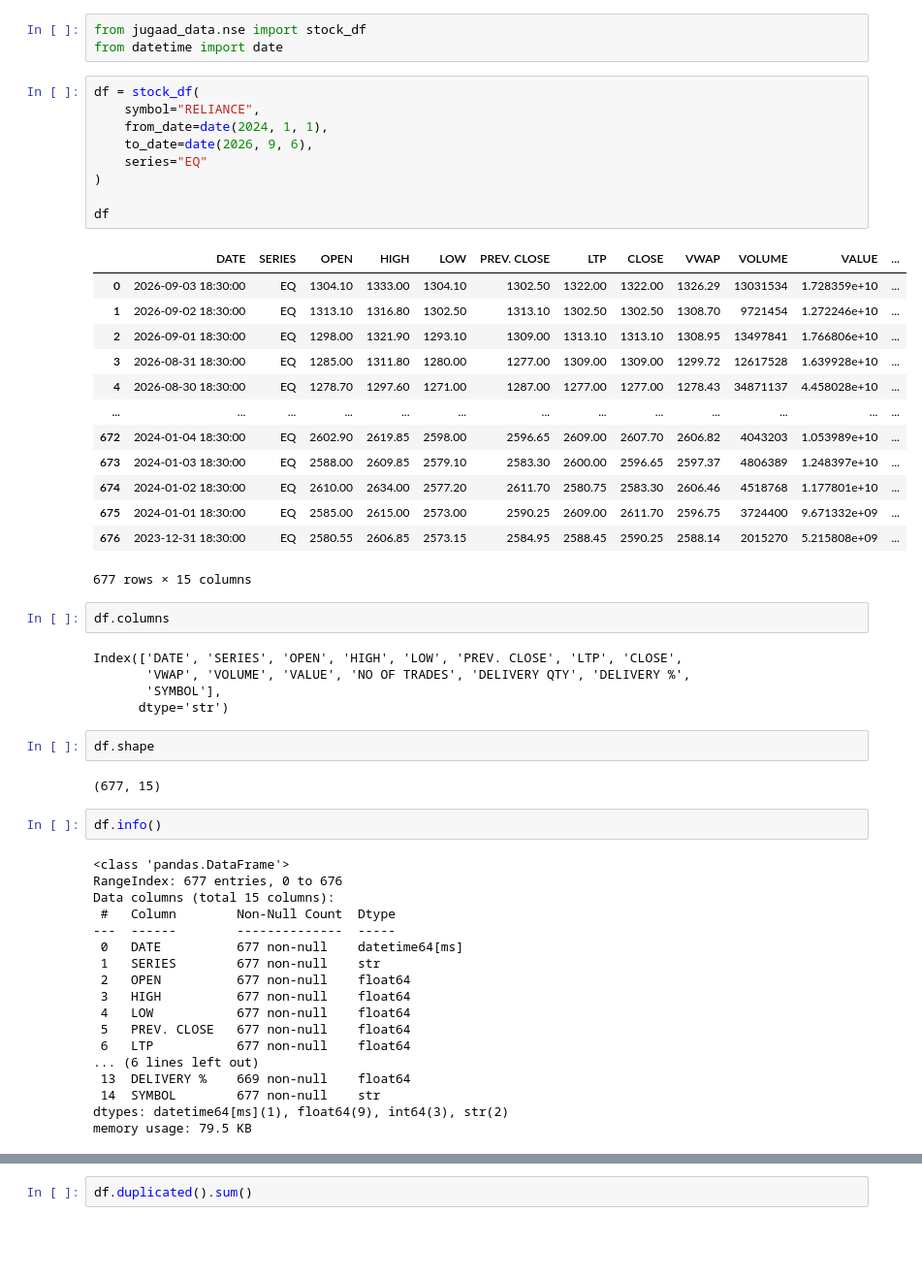
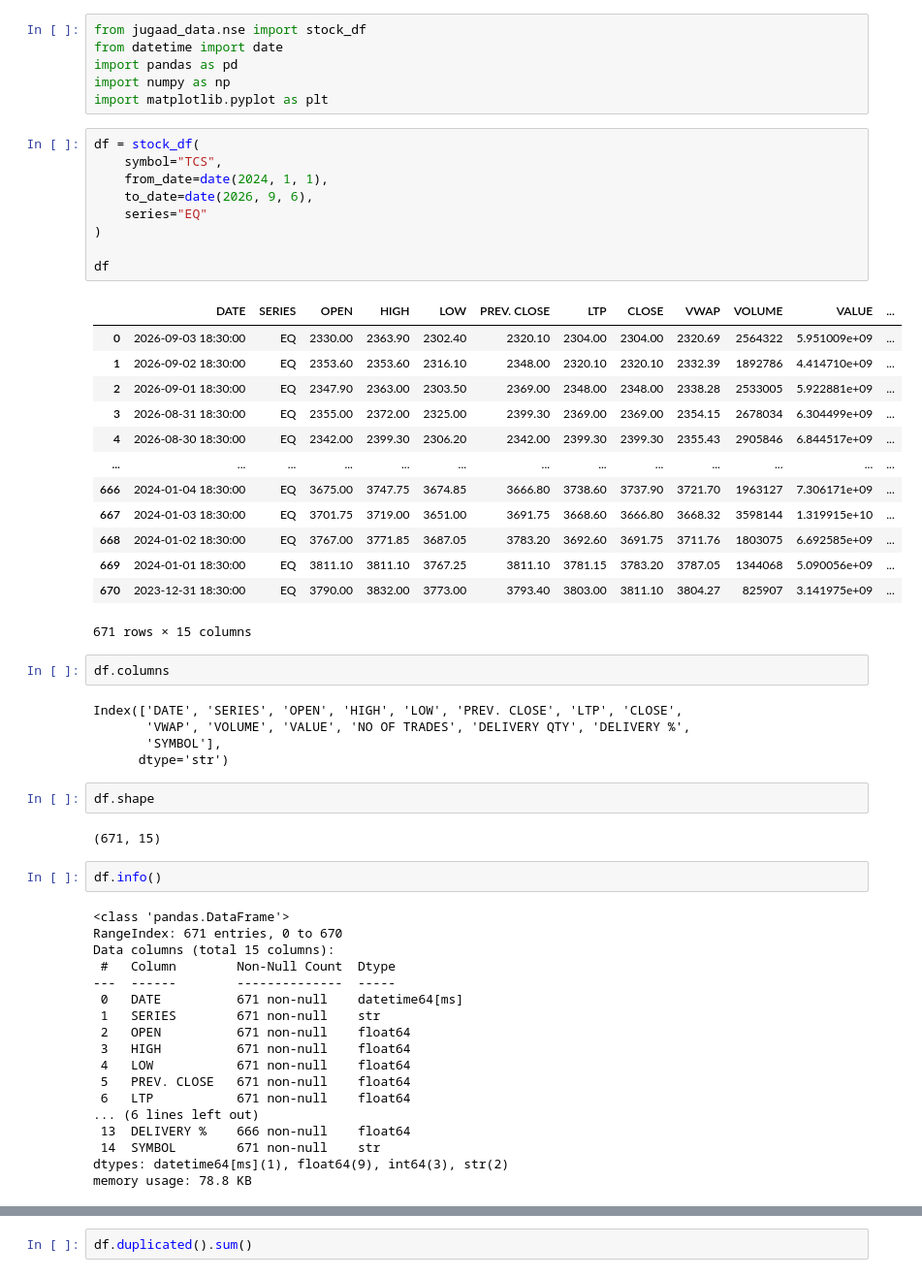
Before and after one commit to Suraj-kumar121K/PANDAS-CURSE, a Jupyter notebook: large_data_practice/jugaad_data.ipynb, the cells around one changed output, grey strips where cells are left out. Shown at 97% size. Cells and saved outputs as stored; diff of their text form; blank space fills up the shorter version.

```diff
--- a/large_data_practice/jugaad_data.ipynb
+++ b/large_data_practice/jugaad_data.ipynb
@@ -1,29 +1,32 @@
 # %%
 from jugaad_data.nse import stock_df
 from datetime import date
+import pandas as pd
+import numpy as np
+import matplotlib.pyplot as plt
 # %%
 df = stock_df(
-    symbol="RELIANCE",
+    symbol="TCS",
     from_date=date(2024, 1, 1),
     to_date=date(2026, 9, 6),
     series="EQ"
 )
 
 df
 # %% [output]
 |  | DATE | SERIES | OPEN | HIGH | LOW | PREV. CLOSE | LTP | CLOSE | VWAP | VOLUME | VALUE | ... |
-| 0 | 2026-09-03 18:30:00 | EQ | 1304.10 | 1333.00 | 1304.10 | 1302.50 | 1322.00 | 1322.00 | 1326.29 | 13031534 | 1.728359e+10 | ... |
-| 1 | 2026-09-02 18:30:00 | EQ | 1313.10 | 1316.80 | 1302.50 | 1313.10 | 1302.50 | 1302.50 | 1308.70 | 9721454 | 1.272246e+10 | ... |
-| 2 | 2026-09-01 18:30:00 | EQ | 1298.00 | 1321.90 | 1293.10 | 1309.00 | 1313.10 | 1313.10 | 1308.95 | 13497841 | 1.766806e+10 | ... |
-| 3 | 2026-08-31 18:30:00 | EQ | 1285.00 | 1311.80 | 1280.00 | 1277.00 | 1309.00 | 1309.00 | 1299.72 | 12617528 | 1.639928e+10 | ... |
-| 4 | 2026-08-30 18:30:00 | EQ | 1278.70 | 1297.60 | 1271.00 | 1287.00 | 1277.00 | 1277.00 | 1278.43 | 34871137 | 4.458028e+10 | ... |
+| 0 | 2026-09-03 18:30:00 | EQ | 2330.00 | 2363.90 | 2302.40 | 2320.10 | 2304.00 | 2304.00 | 2320.69 | 2564322 | 5.951009e+09 | ... |
+| 1 | 2026-09-02 18:30:00 | EQ | 2353.60 | 2353.60 | 2316.10 | 2348.00 | 2320.10 | 2320.10 | 2332.39 | 1892786 | 4.414710e+09 | ... |
+| 2 | 2026-09-01 18:30:00 | EQ | 2347.90 | 2363.00 | 2303.50 | 2369.00 | 2348.00 | 2348.00 | 2338.28 | 2533005 | 5.922881e+09 | ... |
+| 3 | 2026-08-31 18:30:00 | EQ | 2355.00 | 2372.00 | 2325.00 | 2399.30 | 2369.00 | 2369.00 | 2354.15 | 2678034 | 6.304499e+09 | ... |
+| 4 | 2026-08-30 18:30:00 | EQ | 2342.00 | 2399.30 | 2306.20 | 2342.00 | 2399.30 | 2399.30 | 2355.43 | 2905846 | 6.844517e+09 | ... |
 | ... | ... | ... | ... | ... | ... | ... | ... | ... | ... | ... | ... | ... |
-| 672 | 2024-01-04 18:30:00 | EQ | 2602.90 | 2619.85 | 2598.00 | 2596.65 | 2609.00 | 2607.70 | 2606.82 | 4043203 | 1.053989e+10 | ... |
-| 673 | 2024-01-03 18:30:00 | EQ | 2588.00 | 2609.85 | 2579.10 | 2583.30 | 2600.00 | 2596.65 | 2597.37 | 4806389 | 1.248397e+10 | ... |
-| 674 | 2024-01-02 18:30:00 | EQ | 2610.00 | 2634.00 | 2577.20 | 2611.70 | 2580.75 | 2583.30 | 2606.46 | 4518768 | 1.177801e+10 | ... |
-| 675 | 2024-01-01 18:30:00 | EQ | 2585.00 | 2615.00 | 2573.00 | 2590.25 | 2609.00 | 2611.70 | 2596.75 | 3724400 | 9.671332e+09 | ... |
-| 676 | 2023-12-31 18:30:00 | EQ | 2580.55 | 2606.85 | 2573.15 | 2584.95 | 2588.45 | 2590.25 | 2588.14 | 2015270 | 5.215808e+09 | ... |
+| 666 | 2024-01-04 18:30:00 | EQ | 3675.00 | 3747.75 | 3674.85 | 3666.80 | 3738.60 | 3737.90 | 3721.70 | 1963127 | 7.306171e+09 | ... |
+| 667 | 2024-01-03 18:30:00 | EQ | 3701.75 | 3719.00 | 3651.00 | 3691.75 | 3668.60 | 3666.80 | 3668.32 | 3598144 | 1.319915e+10 | ... |
+| 668 | 2024-01-02 18:30:00 | EQ | 3767.00 | 3771.85 | 3687.05 | 3783.20 | 3692.60 | 3691.75 | 3711.76 | 1803075 | 6.692585e+09 | ... |
+| 669 | 2024-01-01 18:30:00 | EQ | 3811.10 | 3811.10 | 3767.25 | 3811.10 | 3781.15 | 3783.20 | 3787.05 | 1344068 | 5.090056e+09 | ... |
+| 670 | 2023-12-31 18:30:00 | EQ | 3790.00 | 3832.00 | 3773.00 | 3793.40 | 3803.00 | 3811.10 | 3804.27 | 825907 | 3.141975e+09 | ... |
-677 rows × 15 columns
+671 rows × 15 columns
 # %%
 df.columns
 # %% [output]
@@ -34,25 +37,25 @@ Index(['DATE', 'SERIES', 'OPEN', 'HIGH', 'LOW', 'PREV. CLOSE', 'LTP', 'CLOSE',
 # %%
 df.shape
 # %% [output]
-(677, 15)
+(671, 15)
 # %%
 df.info()
 # %% [output]
 <class 'pandas.DataFrame'>
-RangeIndex: 677 entries, 0 to 676
+RangeIndex: 671 entries, 0 to 670
 Data columns (total 15 columns):
  #   Column        Non-Null Count  Dtype
 ---  ------        --------------  -----
- 0   DATE          677 non-null    datetime64[ms]
- 1   SERIES        677 non-null    str
- 2   OPEN          677 non-null    float64
- 3   HIGH          677 non-null    float64
- 4   LOW           677 non-null    float64
- 5   PREV. CLOSE   677 non-null    float64
- 6   LTP           677 non-null    float64
+ 0   DATE          671 non-null    datetime64[ms]
+ 1   SERIES        671 non-null    str
+ 2   OPEN          671 non-null    float64
+ 3   HIGH          671 non-null    float64
+ 4   LOW           671 non-null    float64
+ 5   PREV. CLOSE   671 non-null    float64
+ 6   LTP           671 non-null    float64
 ... (6 lines left out)
- 13  DELIVERY %    669 non-null    float64
- 14  SYMBOL        677 non-null    str
+ 13  DELIVERY %    666 non-null    float64
+ 14  SYMBOL        671 non-null    str
 dtypes: datetime64[ms](1), float64(9), int64(3), str(2)
-memory usage: 79.5 KB
+memory usage: 78.8 KB
 # %%
```
Also changed, not shown: parts of 50 cells of this notebook, 1 other file.
